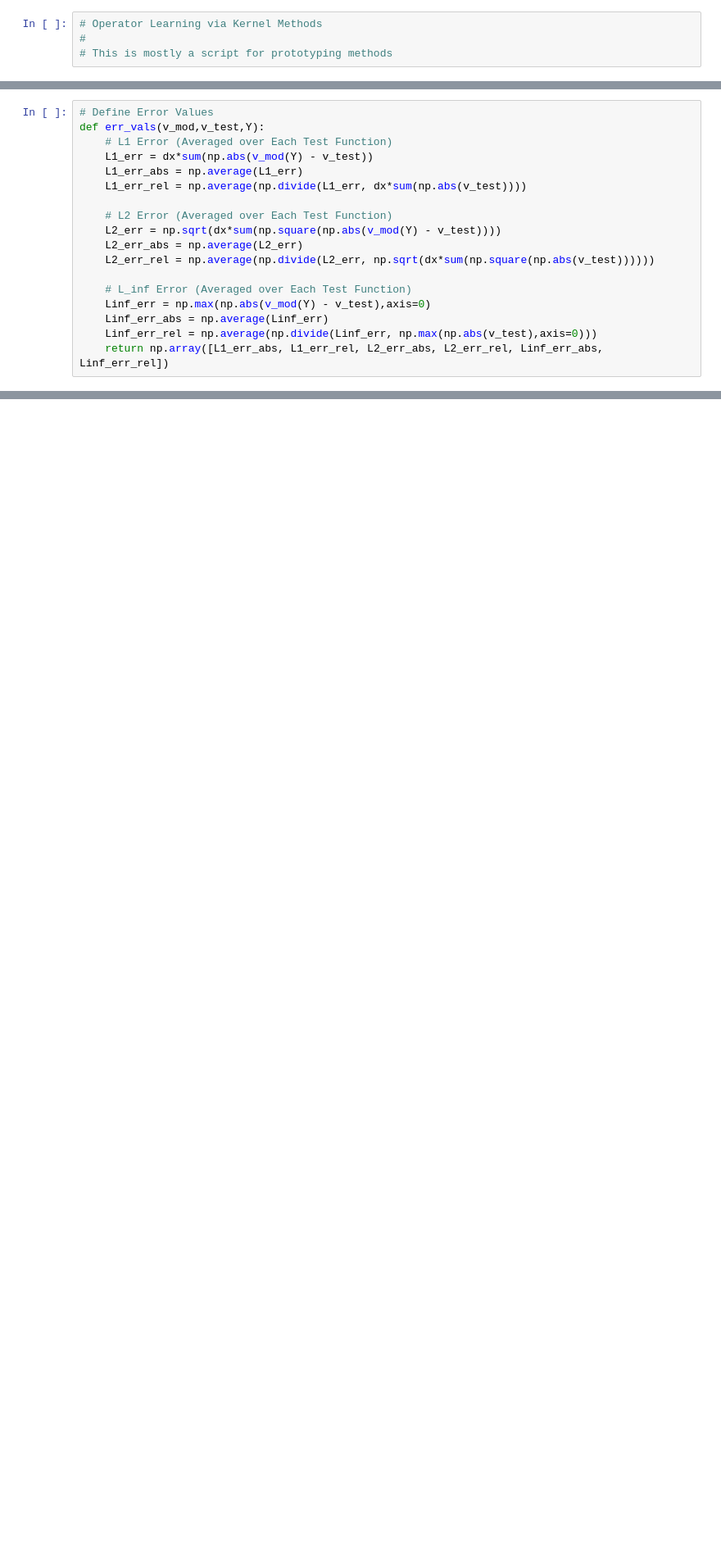
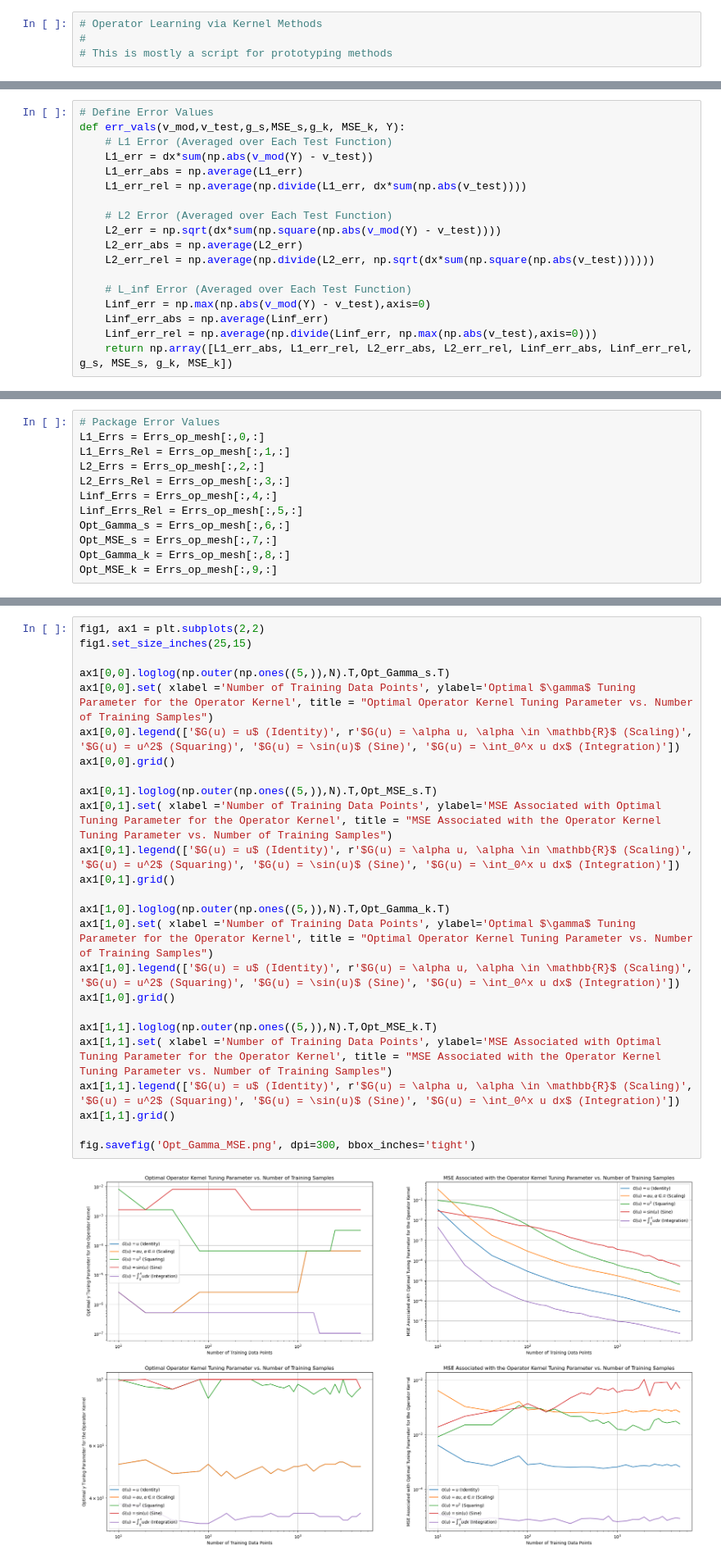
Before and after one commit to Levent-Batakci/OpL, a Jupyter notebook: KernelMethod_GP_Error.ipynb, the cells around one changed output, grey strips where cells are left out. Shown: that part at 82% size. Saved outputs shown, nothing was run; the diff lists cells and outputs as text; blank space fills up the shorter version.

Commit message:
Added Optimal Gamma and MSE Computation

```diff
--- a/KernelMethod_GP_Error.ipynb
+++ b/KernelMethod_GP_Error.ipynb
@@ -92,6 +97,6 @@ def opL_fxn(u_train,v_train,u_test,v_test,X):
 # %%
 # Define Error Values
-def err_vals(v_mod,v_test,Y):
+def err_vals(v_mod,v_test,g_s,MSE_s,g_k, MSE_k, Y):
     # L1 Error (Averaged over Each Test Function)
     L1_err = dx*sum(np.abs(v_mod(Y) - v_test))
     L1_err_abs = np.average(L1_err)
@@ -106,4 +111,4 @@ def err_vals(v_mod,v_test,Y):
     Linf_err = np.max(np.abs(v_mod(Y) - v_test),axis=0)
     Linf_err_abs = np.average(Linf_err)
     Linf_err_rel = np.average(np.divide(Linf_err, np.max(np.abs(v_test),axis=0)))
-    return np.array([L1_err_abs, L1_err_rel, L2_err_abs, L2_err_rel, Linf_err_abs, Linf_err_rel])
+    return np.array([L1_err_abs, L1_err_rel, L2_err_abs, L2_err_rel, Linf_err_abs, Linf_err_rel, g_s, MSE_s, g_k, MSE_k])
@@ -226,0 +187,12 @@ fig.savefig('Error_Plots.png', dpi=300, bbox_inches='tight')
+# %%
+# Package Error Values
+L1_Errs = Errs_op_mesh[:,0,:]
+L1_Errs_Rel = Errs_op_mesh[:,1,:]
+L2_Errs = Errs_op_mesh[:,2,:]
+L2_Errs_Rel = Errs_op_mesh[:,3,:]
+Linf_Errs = Errs_op_mesh[:,4,:]
+Linf_Errs_Rel = Errs_op_mesh[:,5,:]
+Opt_Gamma_s = Errs_op_mesh[:,6,:]
+Opt_MSE_s = Errs_op_mesh[:,7,:]
+Opt_Gamma_k = Errs_op_mesh[:,8,:]
+Opt_MSE_k = Errs_op_mesh[:,9,:]
@@ -226,0 +237,27 @@ fig.savefig('Error_Plots.png', dpi=300, bbox_inches='tight')
+# %%
+fig1, ax1 = plt.subplots(2,2)
+fig1.set_size_inches(25,15)
+
+ax1[0,0].loglog(np.outer(np.ones((5,)),N).T,Opt_Gamma_s.T)
+ax1[0,0].set( xlabel ='Number of Training Data Points', ylabel='Optimal $\gamma$ Tuning Parameter for the Operator Kernel', title = "Optimal Operator Kernel Tuning Parameter vs. Number of Training Samples")
+ax1[0,0].legend(['$G(u) = u$ (Identity)', r'$G(u) = \alpha u, \alpha \in \mathbb{R}$ (Scaling)', '$G(u) = u^2$ (Squaring)', '$G(u) = \sin(u)$ (Sine)', '$G(u) = \int_0^x u dx$ (Integration)'])
+ax1[0,0].grid()
+
+ax1[0,1].loglog(np.outer(np.ones((5,)),N).T,Opt_MSE_s.T)
+ax1[0,1].set( xlabel ='Number of Training Data Points', ylabel='MSE Associated with Optimal Tuning Parameter for the Operator Kernel', title = "MSE Associated with the Operator Kernel Tuning Parameter vs. Number of Training Samples")
+ax1[0,1].legend(['$G(u) = u$ (Identity)', r'$G(u) = \alpha u, \alpha \in \mathbb{R}$ (Scaling)', '$G(u) = u^2$ (Squaring)', '$G(u) = \sin(u)$ (Sine)', '$G(u) = \int_0^x u dx$ (Integration)'])
+ax1[0,1].grid()
+
+ax1[1,0].loglog(np.outer(np.ones((5,)),N).T,Opt_Gamma_k.T)
+ax1[1,0].set( xlabel ='Number of Training Data Points', ylabel='Optimal $\gamma$ Tuning Parameter for the Operator Kernel', title = "Optimal Operator Kernel Tuning Parameter vs. Number of Training Samples")
+ax1[1,0].legend(['$G(u) = u$ (Identity)', r'$G(u) = \alpha u, \alpha \in \mathbb{R}$ (Scaling)', '$G(u) = u^2$ (Squaring)', '$G(u) = \sin(u)$ (Sine)', '$G(u) = \int_0^x u dx$ (Integration)'])
+ax1[1,0].grid()
+
+ax1[1,1].loglog(np.outer(np.ones((5,)),N).T,Opt_MSE_k.T)
+ax1[1,1].set( xlabel ='Number of Training Data Points', ylabel='MSE Associated with Optimal Tuning Parameter for the Operator Kernel', title = "MSE Associated with the Operator Kernel Tuning Parameter vs. Number of Training Samples")
+ax1[1,1].legend(['$G(u) = u$ (Identity)', r'$G(u) = \alpha u, \alpha \in \mathbb{R}$ (Scaling)', '$G(u) = u^2$ (Squaring)', '$G(u) = \sin(u)$ (Sine)', '$G(u) = \int_0^x u dx$ (Integration)'])
+ax1[1,1].grid()
+
+fig.savefig('Opt_Gamma_MSE.png', dpi=300, bbox_inches='tight')
+# %% [output]
+[figure, added]
```
Also changed, not shown: parts of 10 cells of this notebook, 3 other files.
